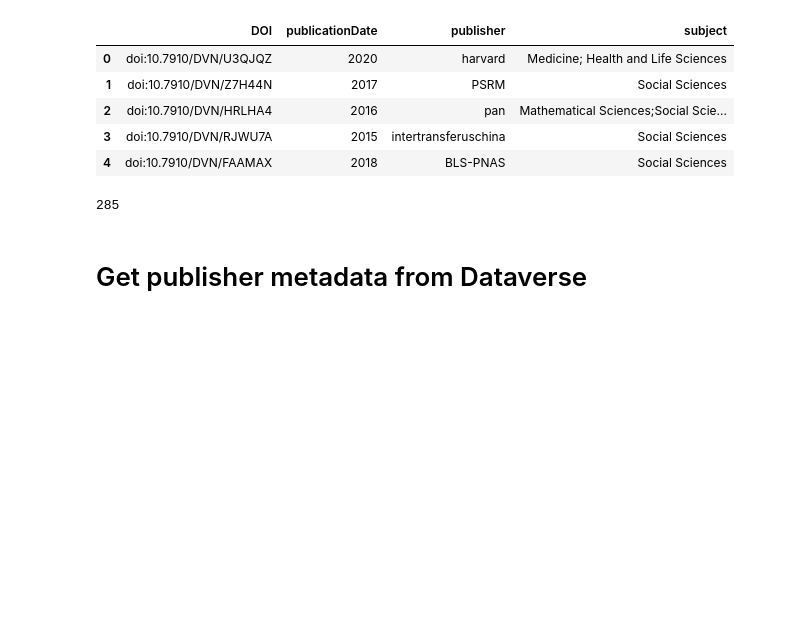
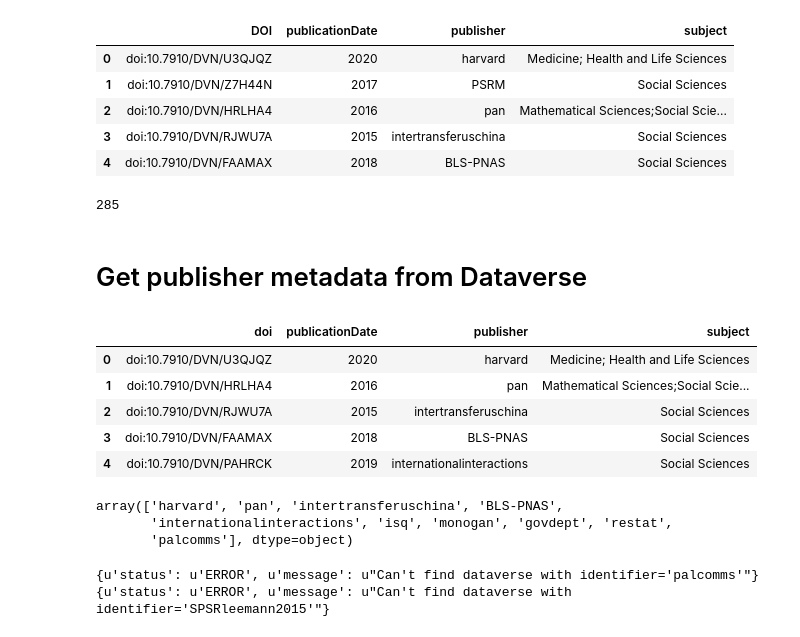
Before and after one commit to atrisovic/dataverse-r-study, a Jupyter notebook: analysis/02-get-metadata-from-dataverse.ipynb, the cells around one changed output. Cells and saved outputs as stored; diff of their text form; code cells hidden in the pictures; blank space fills up the shorter version.

```diff
--- a/analysis/get-metadata-from-dataverse.ipynb
+++ b/analysis/02-get-metadata-from-dataverse.ipynb
@@ -94,11 +91,22 @@ with open('all_metadata_sept.txt','w') as f:
 # Get publisher metadata from Dataverse
 # %%
 import pandas as pd
-metadata = pd.read_csv("all_metadata_sept.txt")
+metadata = pd.read_csv("data/all_metadata.txt")
 metadata.head()
+# %% [output]
+|  | doi | publicationDate | publisher | subject |
+| 0 | doi:10.7910/DVN/U3QJQZ | 2020 | harvard | Medicine; Health and Life Sciences |
+| 1 | doi:10.7910/DVN/HRLHA4 | 2016 | pan | Mathematical Sciences;Social Scie... |
+| 2 | doi:10.7910/DVN/RJWU7A | 2015 | intertransferuschina | Social Sciences |
+| 3 | doi:10.7910/DVN/FAAMAX | 2018 | BLS-PNAS | Social Sciences |
+| 4 | doi:10.7910/DVN/PAHRCK | 2019 | internationalinteractions | Social Sciences |
 # %%
 unique = metadata['publisher'].unique()
 unique[:10]
+# %% [output]
+array(['harvard', 'pan', 'intertransferuschina', 'BLS-PNAS',
+       'internationalinteractions', 'isq', 'monogan', 'govdept', 'restat',
+       'palcomms'], dtype=object)
 # %%
 from string import Template
 import requests as req
@@ -122,6 +130,9 @@ for i,iddv in enumerate(unique):
         all_journals += metadata_line + os.linesep
     except:
         print res_dict
+# %% [output]
+{u'status': u'ERROR', u'message': u"Can't find dataverse with identifier='palcomms'"}
+{u'status': u'ERROR', u'message': u"Can't find dataverse with identifier='SPSRleemann2015'"}
 # %%
 from StringIO import StringIO
 dj = pd.read_csv(StringIO(all_journals), sep='\t', names=['publisher', 'type', 'name'])
```
Also changed, not shown: parts of 10 cells of this notebook, 57 other files.
